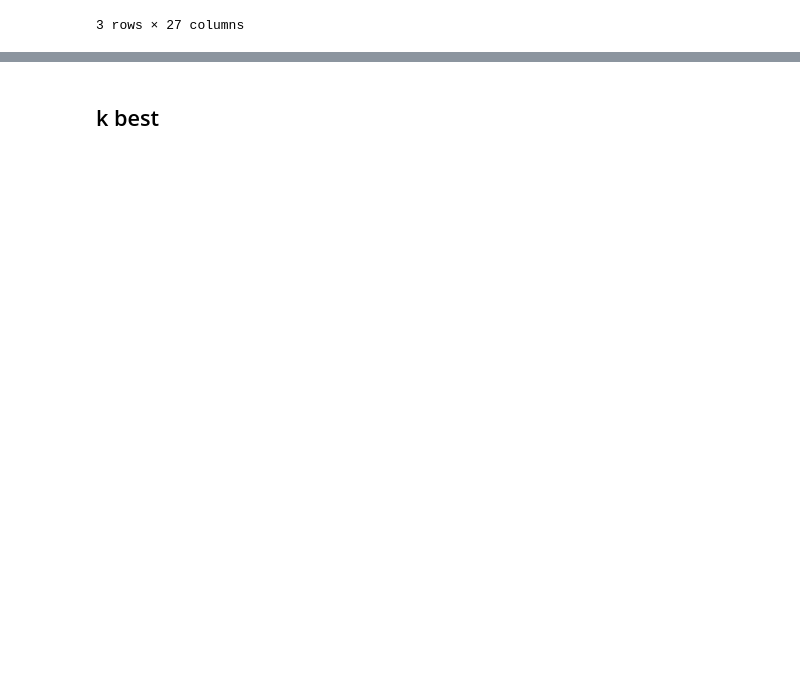
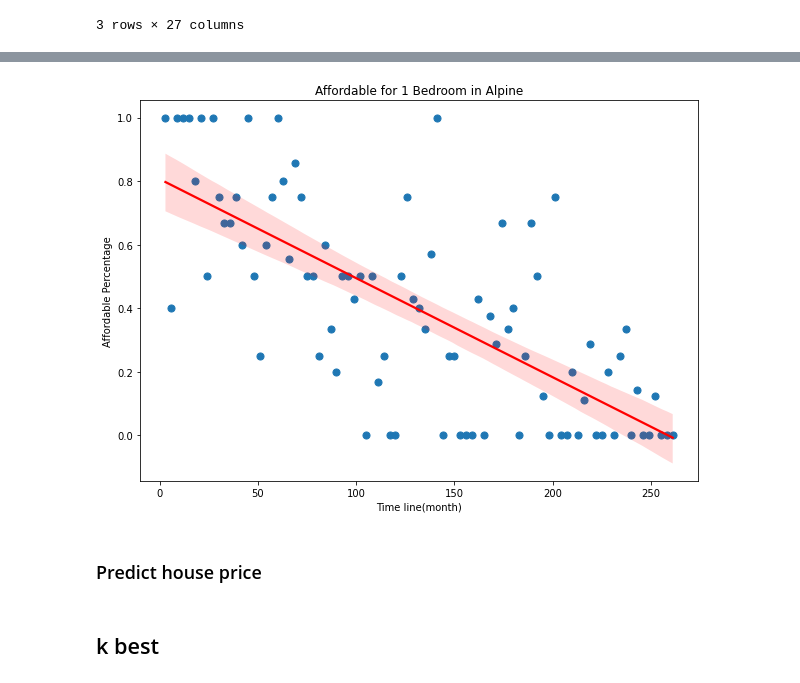
Before and after one commit to MAST30034-Applied-Data-Science/generic-real-estate-consulting-project-group-1-iron-data-man, a Jupyter notebook: notebooks/Modelling.ipynb, the cells around one changed output, grey strips where cells are left out. Cells and saved outputs as stored; diff of their text form; code cells hidden in the pictures; blank space fills up the shorter version.

```diff
--- a/notebooks/Modelling.ipynb
+++ b/notebooks/Modelling.ipynb
@@ -798,0 +800,2 @@ final_predict_population_df.to_csv('../data/curated/predicted_population.csv')
+# %%
+affordable_df = pd.read_csv("../data/curated/affordable.csv")
@@ -799,3 +916,15 @@ final_predict_population_df.to_csv('../data/curated/predicted_population.csv')
+# %%
+plt.figure(figsize=(10,7))
+sns.regplot(x=affordable_month_list, y=affordable_1r_value, line_kws={'color': 'r'},
+            x_estimator=np.mean)
+plt.title('Affordable for 1 Bedroom in Alpine')
+plt.ylabel("Affordable Percentage")
+plt.xlabel("Time line(month)")
+plt.show()
+# %% [output]
+[figure, added]
+# %% [markdown]
+### Predict house price
 # %% [markdown]
 ## k best
 # %%
```
Also changed, not shown: parts of 18 cells of this notebook.
